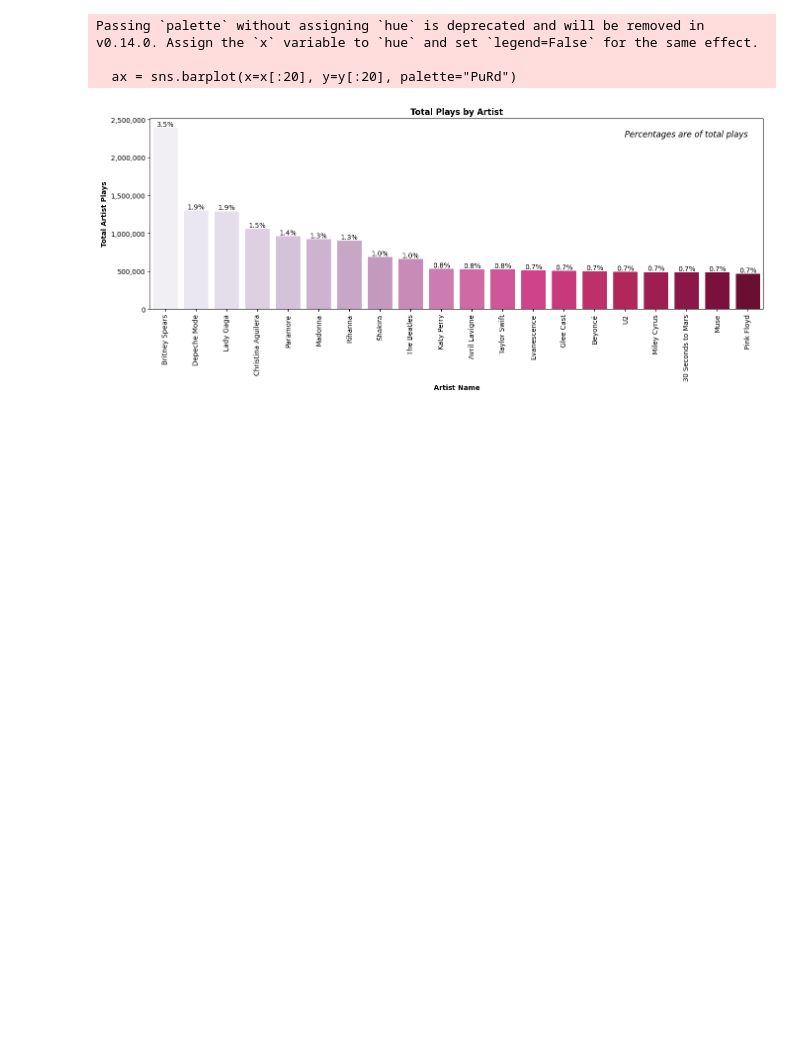
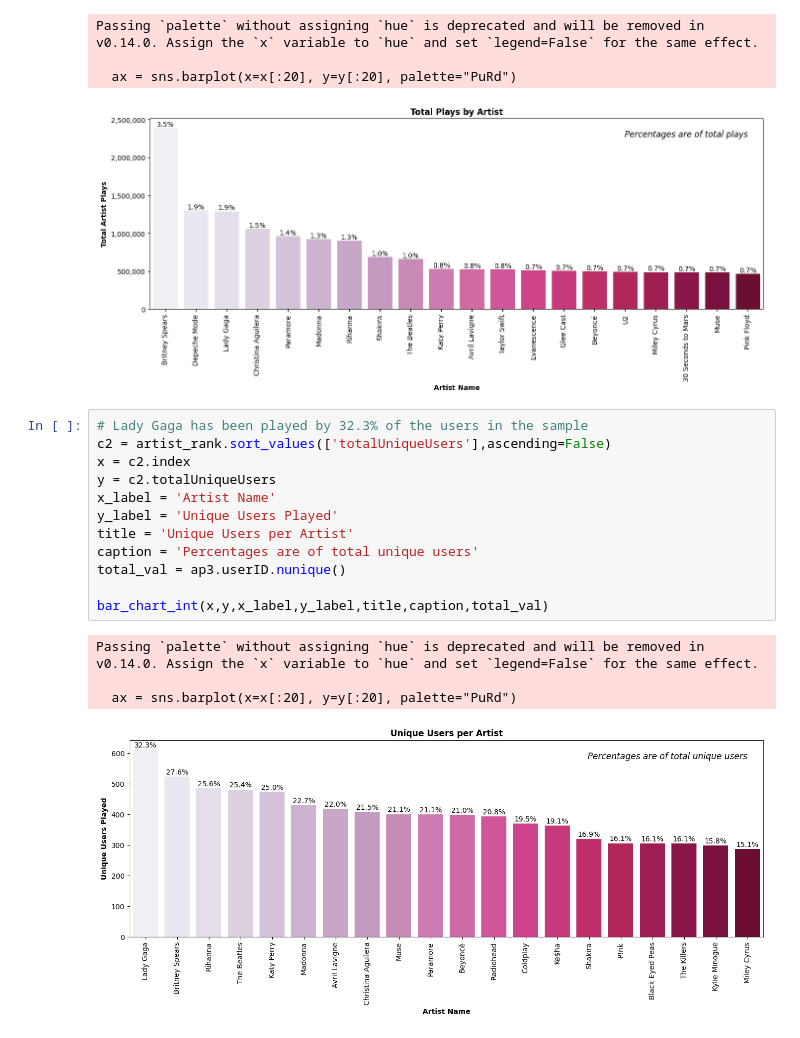
Before and after one commit to Svanzi/Music-Recommender-System, a Jupyter notebook: Collaborative_Recommender_System.ipynb, the cells around one changed output. Saved outputs shown, nothing was run; the diff lists cells and outputs as text; blank space fills up the shorter version.

```diff
--- a/Collaborative_Recommender_System.ipynb
+++ b/Collaborative_Recommender_System.ipynb
@@ -276,3 +275,20 @@ Passing `palette` without assigning `hue` is deprecated and will be removed in v
 
   ax = sns.barplot(x=x[:20], y=y[:20], palette="PuRd")
 [figure]
+# %%
+# Lady Gaga has been played by 32.3% of the users in the sample
+c2 = artist_rank.sort_values(['totalUniqueUsers'],ascending=False)
+x = c2.index
+y = c2.totalUniqueUsers
+x_label = 'Artist Name'
+y_label = 'Unique Users Played'
+title = 'Unique Users per Artist'
+caption = 'Percentages are of total unique users'
+total_val = ap3.userID.nunique()
+
+bar_chart_int(x,y,x_label,y_label,title,caption,total_val)
+# %% [output]
+Passing `palette` without assigning `hue` is deprecated and will be removed in v0.14.0. Assign the `x` variable to `hue` and set `legend=False` for the same effect.
+
+  ax = sns.barplot(x=x[:20], y=y[:20], palette="PuRd")
+[figure, added]
```
Also changed, not shown: parts of 18 cells of this notebook, 1 other file.
